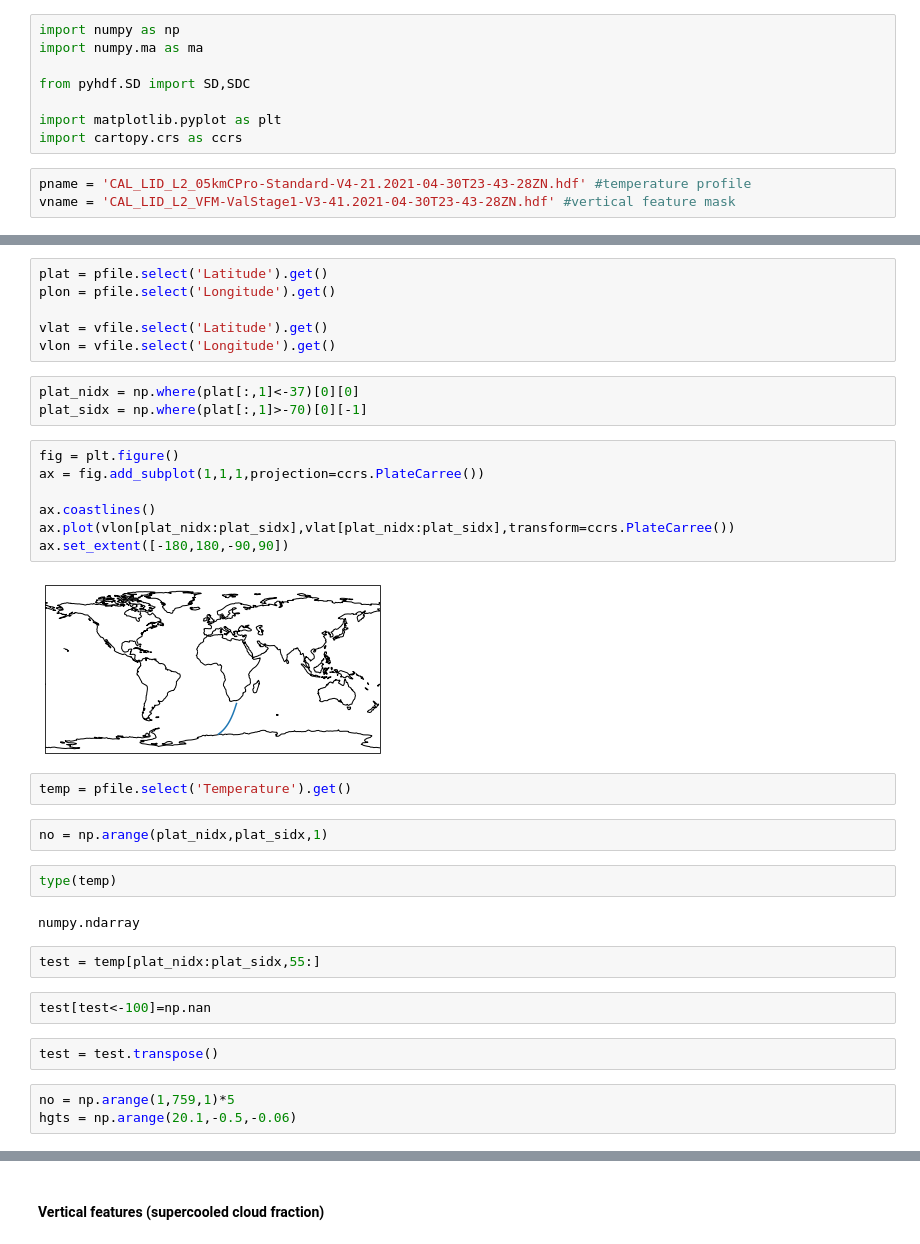
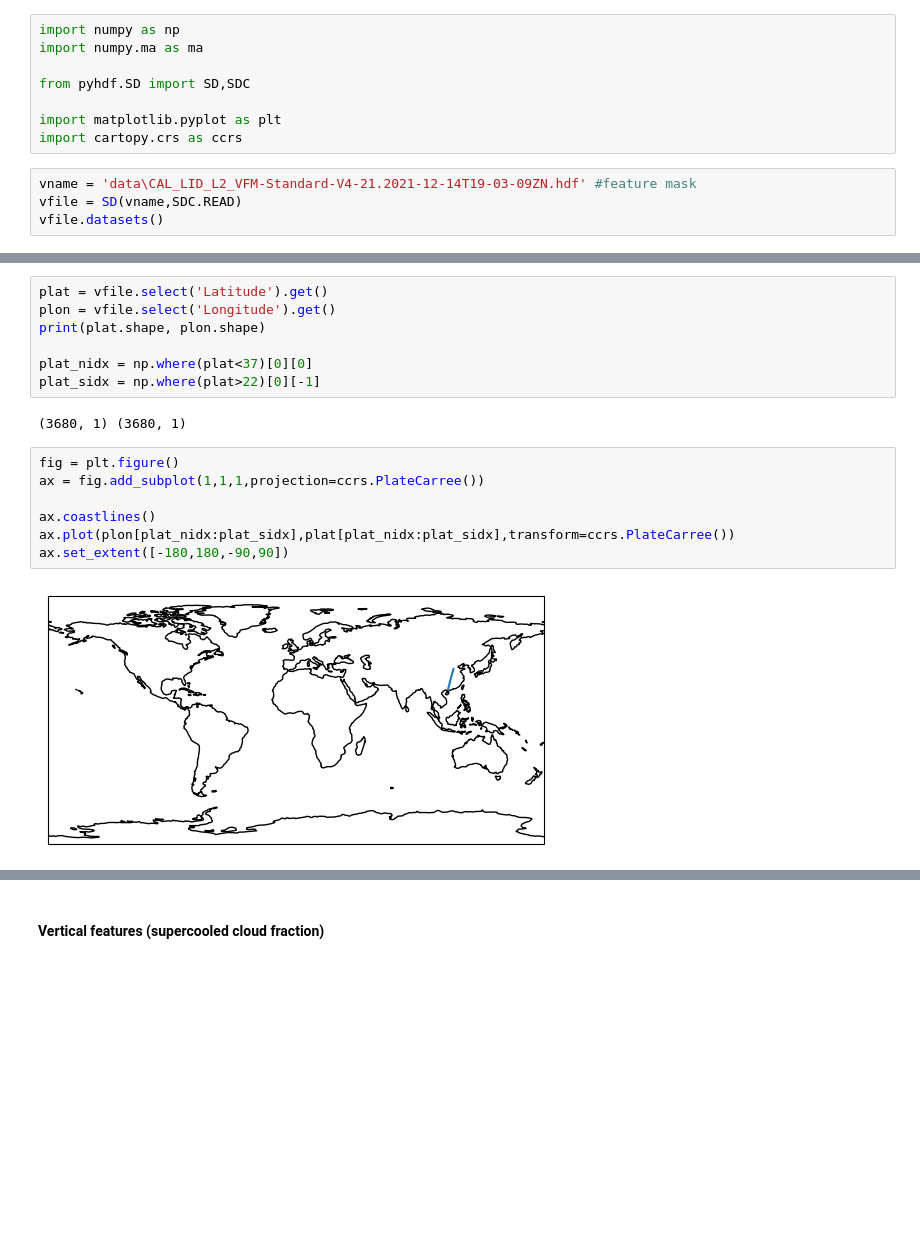
Before and after one commit to ry-ing/CALIPSO, a Jupyter notebook: caliop_RI_edit.ipynb, the cells around one changed output, grey strips where cells are left out. Cells and saved outputs as stored; diff of their text form; blank space fills up the shorter version.

```diff
--- a/caliop_RI_edit.ipynb
+++ b/caliop_RI_edit.ipynb
@@ -7,5 +7,6 @@ from pyhdf.SD import SD,SDC
 import matplotlib.pyplot as plt
 import cartopy.crs as ccrs
 # %%
-pname = 'CAL_LID_L2_05kmCPro-Standard-V4-21.2021-04-30T23-43-28ZN.hdf' #temperature profile
-vname = 'CAL_LID_L2_VFM-ValStage1-V3-41.2021-04-30T23-43-28ZN.hdf' #vertical feature mask
+vname = 'data\CAL_LID_L2_VFM-Standard-V4-21.2021-12-14T19-03-09ZN.hdf' #feature mask
+vfile = SD(vname,SDC.READ)
+vfile.datasets()
@@ -35,35 +34,18 @@ pfile.datasets()
 # %%
-plat = pfile.select('Latitude').get()
-plon = pfile.select('Longitude').get()
+plat = vfile.select('Latitude').get()
+plon = vfile.select('Longitude').get()
+print(plat.shape, plon.shape)
 
-vlat = vfile.select('Latitude').get()
-vlon = vfile.select('Longitude').get()
+plat_nidx = np.where(plat<37)[0][0]
+plat_sidx = np.where(plat>22)[0][-1]
+# %% [output]
+(3680, 1) (3680, 1)
-# %%
-plat_nidx = np.where(plat[:,1]<-37)[0][0]
-plat_sidx = np.where(plat[:,1]>-70)[0][-1]
 # %%
 fig = plt.figure()
 ax = fig.add_subplot(1,1,1,projection=ccrs.PlateCarree())
 
 ax.coastlines()
-ax.plot(vlon[plat_nidx:plat_sidx],vlat[plat_nidx:plat_sidx],transform=ccrs.PlateCarree())
+ax.plot(plon[plat_nidx:plat_sidx],plat[plat_nidx:plat_sidx],transform=ccrs.PlateCarree())
 ax.set_extent([-180,180,-90,90])
 # %% [output]
-[figure, old version]
+[figure, new version]
-# %%
-temp = pfile.select('Temperature').get()
-# %%
-no = np.arange(plat_nidx,plat_sidx,1)
-# %%
-type(temp)
-# %% [output]
-numpy.ndarray
-# %%
-test = temp[plat_nidx:plat_sidx,55:]
-# %%
-test[test<-100]=np.nan
-# %%
-test = test.transpose()
-# %%
-no = np.arange(1,759,1)*5
-hgts = np.arange(20.1,-0.5,-0.06)
```
Also changed, not shown: parts of 8 cells of this notebook, 7 other files.
